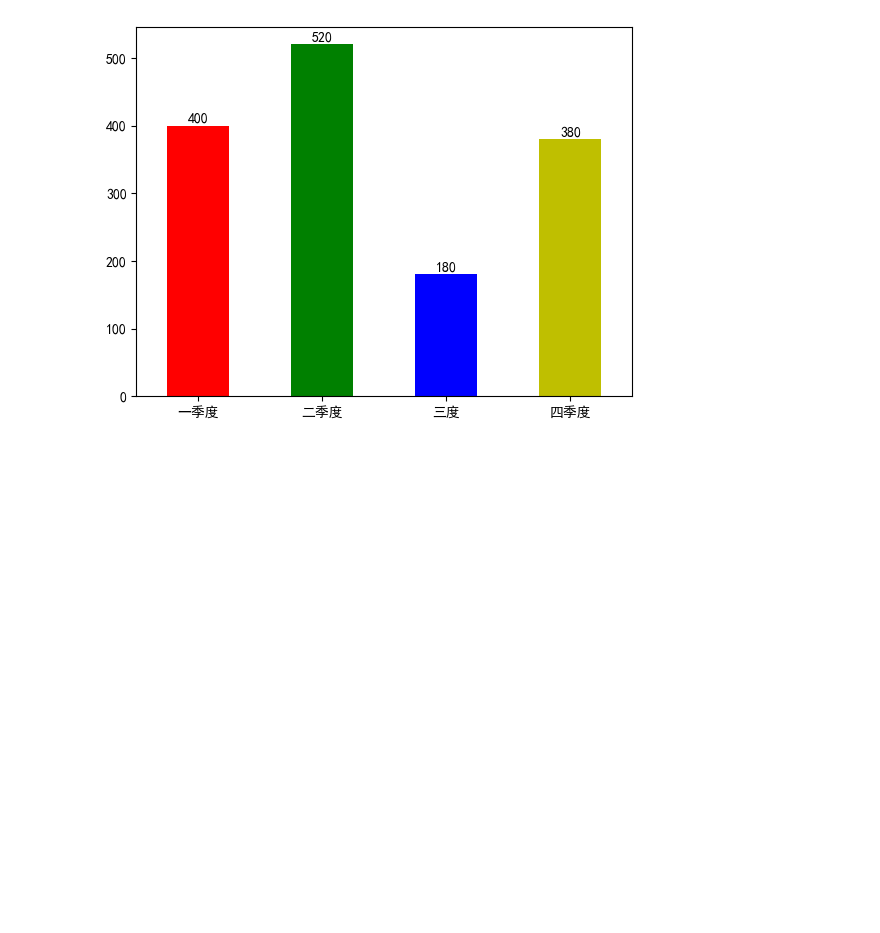
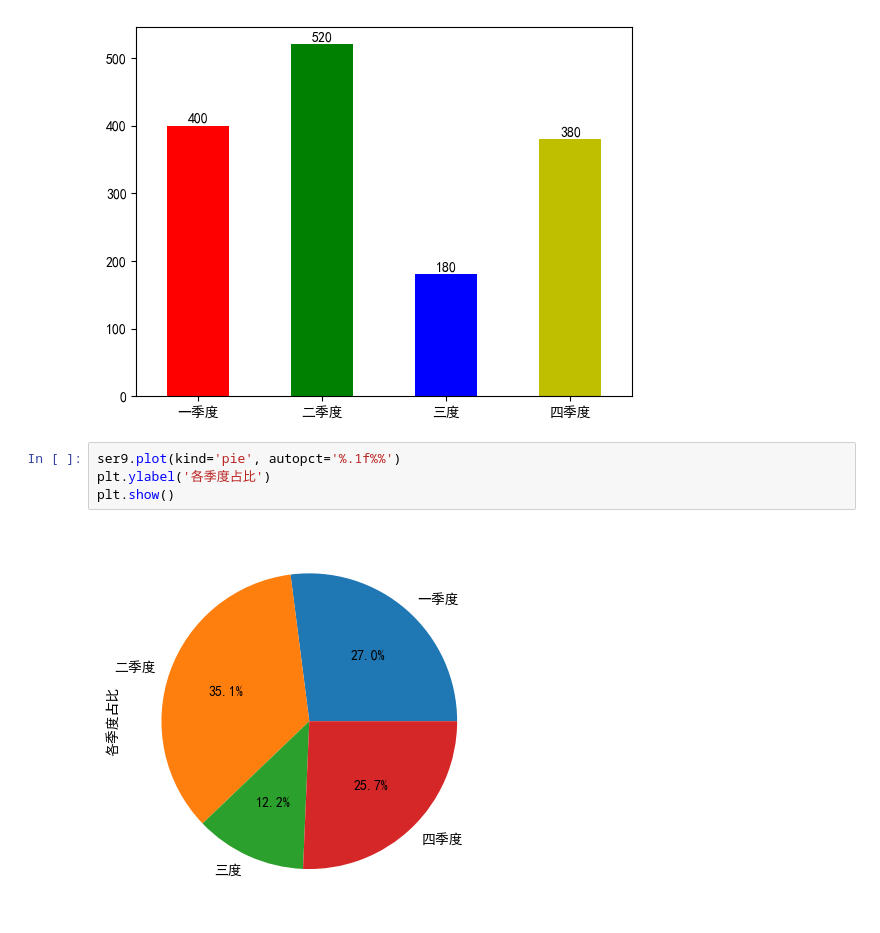
Before and after one commit to ditaokeji/python-learn, a Jupyter notebook: Day66-80/day70.ipynb, the cells around one changed output. Cells and saved outputs as stored; diff of their text form; blank space fills up the shorter version.

```diff
--- a/Day66-80/day70.ipynb
+++ b/Day66-80/day70.ipynb
@@ -285,3 +285,9 @@ for i in range(4):
 plt.show()
 # %% [output]
 [figure]
+# %%
+ser9.plot(kind='pie', autopct='%.1f%%')
+plt.ylabel('各季度占比')
+plt.show()
+# %% [output]
+[figure, added]
```
Also changed, not shown: parts of 1 cell of this notebook.
